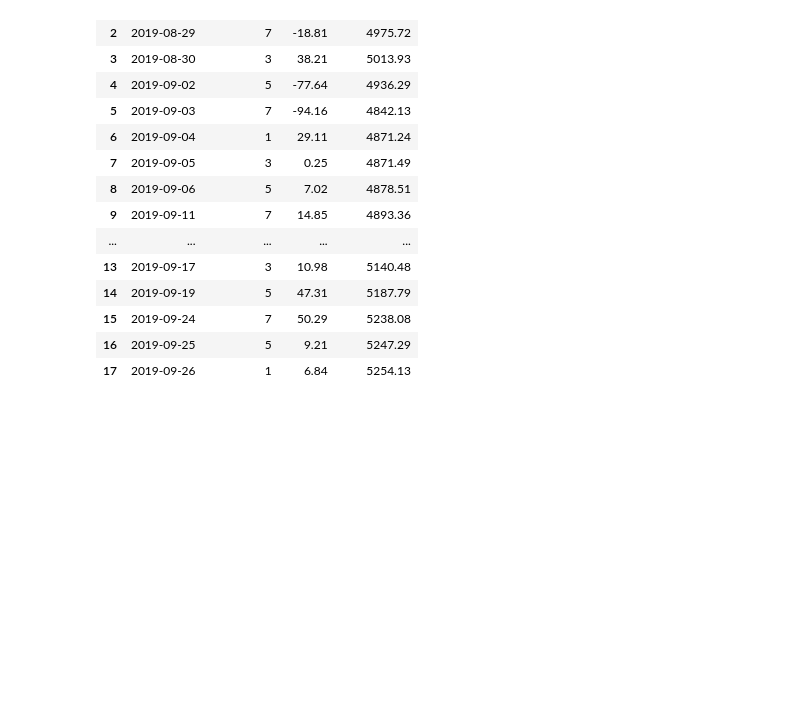
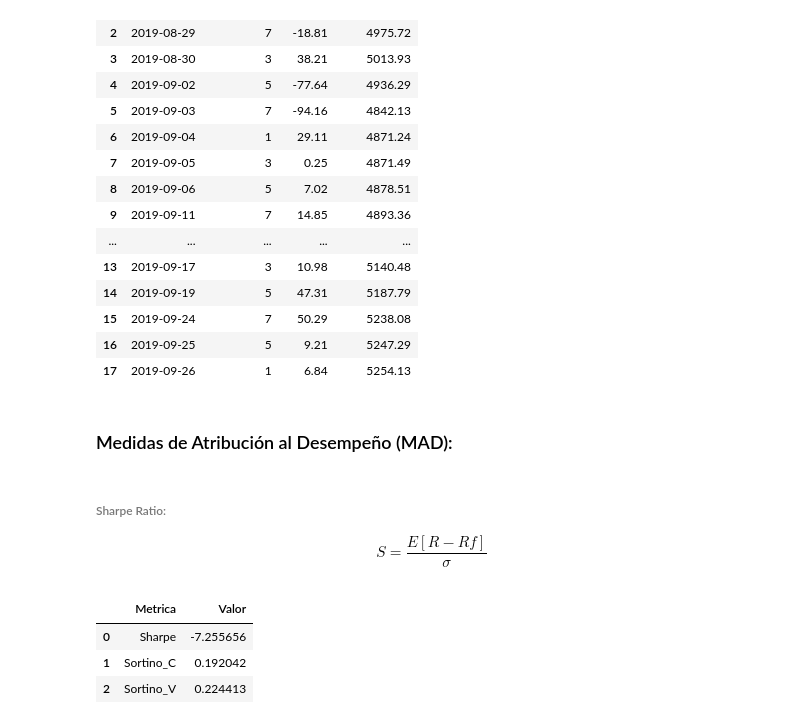
Before and after one commit to NatashaGamez/Lab_2_LNGO, a Jupyter notebook: Lab_2_LNGO_Notebook.ipynb, the cells around one changed output. Drawn from its saved outputs; the diff is of its cells as text; code cells hidden in the pictures; blank space fills up the shorter version.

Commit message:
Sharpe | Sortino C_V

```diff
--- a/Lab_2_LNGO_Notebook.ipynb
+++ b/Lab_2_LNGO_Notebook.ipynb
@@ -144,3 +145,17 @@ See the caveats in the documentation: http://pandas.pydata.org/pandas-docs/stabl
 | 15 | 2019-09-24 | 7 | 50.29 | 5238.08 |
 | 16 | 2019-09-25 | 5 | 9.21 | 5247.29 |
 | 17 | 2019-09-26 | 1 | 6.84 | 5254.13 |
+# %% [markdown]
+### Medidas de Atribución al Desempeño (MAD):
+# %% [markdown]
+###### Sharpe Ratio:
+
+$$ S = \frac{E[R-Rf]}{\sigma}$$
+# %%
+df_mad =fn.f_estadisticas_mad(param_data=df_profit_d)
+df_mad
+# %% [output]
+|  | Metrica | Valor |
+| 0 | Sharpe | -7.255656 |
+| 1 | Sortino_C | 0.192042 |
+| 2 | Sortino_V | 0.224413 |
```
Also changed, not shown: parts of 1 cell of this notebook, 1 other file.
